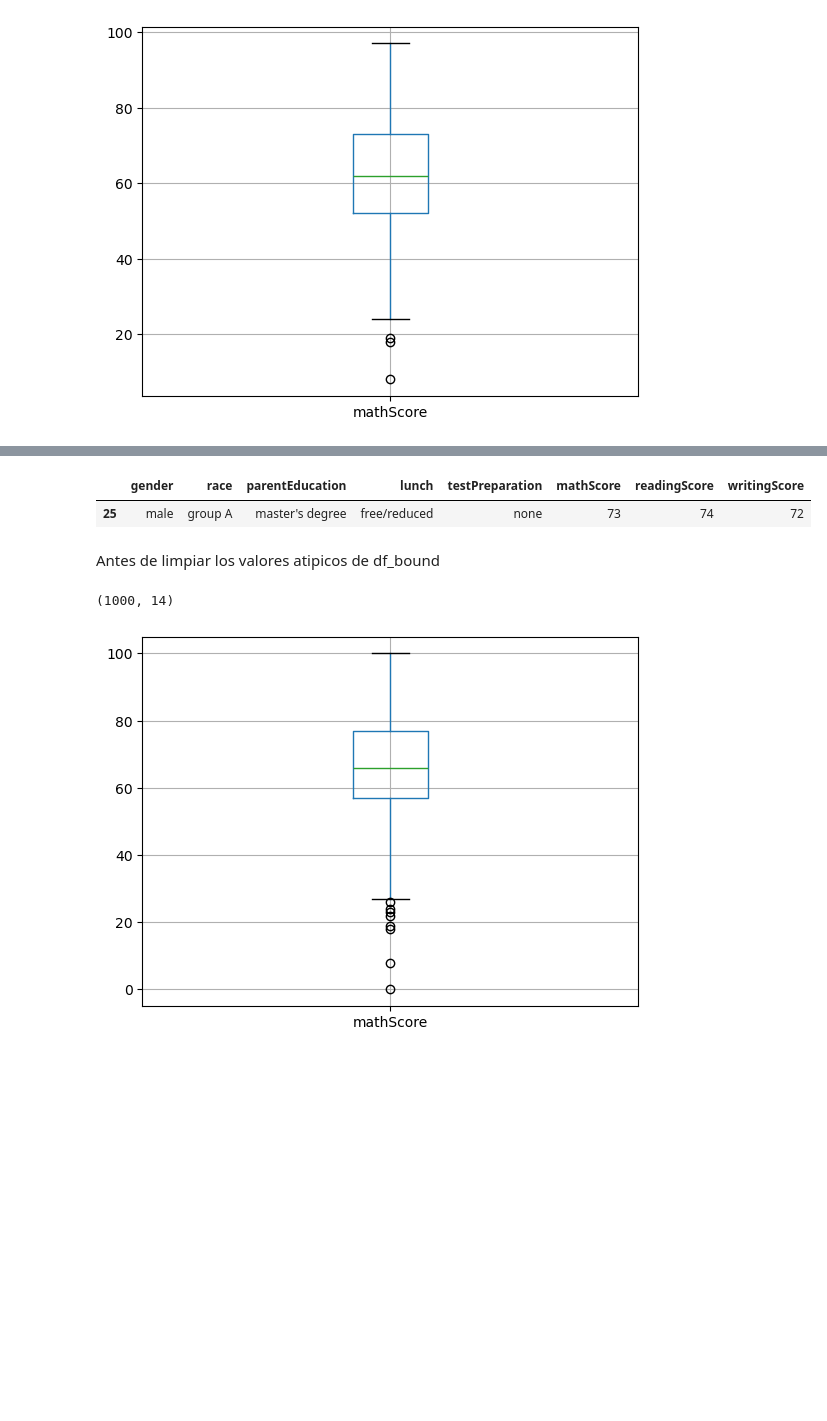
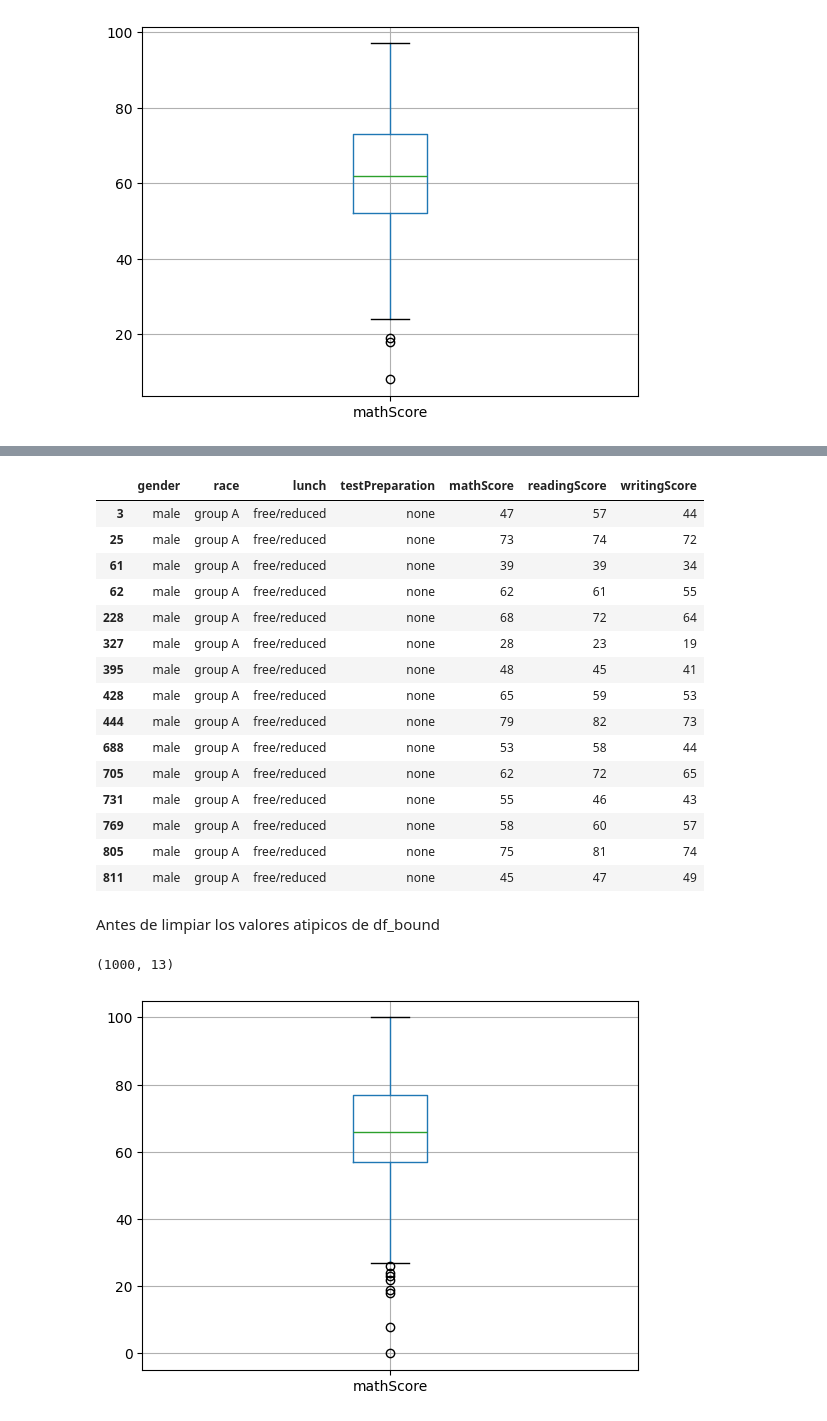
Before and after one commit to jc-vasquez14/ProyectoTeoria, a Jupyter notebook: Proyecto_EDA.ipynb, the cells around one changed output, grey strips where cells are left out. Cells and saved outputs as stored; diff of their text form; code cells hidden in the pictures; blank space fills up the shorter version.

```diff
--- a/Proyecto_EDA.ipynb
+++ b/Proyecto_EDA.ipynb
@@ -35,6 +34,6 @@ writing score                   int64
 dtype: object
 # %%
-df.columns = ['gender', 'race', 'parentEducation', 'lunch', 'testPreparation',
+df.columns = ['gender', 'race', 'lunch', 'testPreparation',
        'mathScore', 'readingScore', 'writingScore']
 # %%
 df.head(3)
@@ -202,12 +184,25 @@ df_bound.loc[
 # %%
 df.loc[(df["gender"]=='male')
        & (df["race"]=='group A')
        & (df['testPreparation']=='none')
-       & (df["lunch"]=='free/reduced')
-       & (df['parentEducation']=='master\'s degree'),:]
+       & (df["lunch"]=='free/reduced'), :]
 # %% [output]
-|  | gender | race | parentEducation | lunch | testPreparation | mathScore | readingScore | writingScore |
-| 25 | male | group A | master's degree | free/reduced | none | 73 | 74 | 72 |
+|  | gender | race | lunch | testPreparation | mathScore | readingScore | writingScore |
+| 3 | male | group A | free/reduced | none | 47 | 57 | 44 |
+| 25 | male | group A | free/reduced | none | 73 | 74 | 72 |
+| 61 | male | group A | free/reduced | none | 39 | 39 | 34 |
+| 62 | male | group A | free/reduced | none | 62 | 61 | 55 |
+| 228 | male | group A | free/reduced | none | 68 | 72 | 64 |
+| 327 | male | group A | free/reduced | none | 28 | 23 | 19 |
+| 395 | male | group A | free/reduced | none | 48 | 45 | 41 |
+| 428 | male | group A | free/reduced | none | 65 | 59 | 53 |
+| 444 | male | group A | free/reduced | none | 79 | 82 | 73 |
+| 688 | male | group A | free/reduced | none | 53 | 58 | 44 |
+| 705 | male | group A | free/reduced | none | 62 | 72 | 65 |
+| 731 | male | group A | free/reduced | none | 55 | 46 | 43 |
+| 769 | male | group A | free/reduced | none | 58 | 60 | 57 |
+| 805 | male | group A | free/reduced | none | 75 | 81 | 74 |
+| 811 | male | group A | free/reduced | none | 45 | 47 | 49 |
 # %%
 def limpiarAtipicos(df,numericColumns):
     for c in numericColumns:
@@ -220,7 +215,7 @@ Antes de limpiar los valores atipicos de df_bound
 # %%
 df_bound.shape
 # %% [output]
-(1000, 14)
+(1000, 13)
 # %%
 for c in num_cols:
     df_bound.loc[:,[c]].boxplot()
```
Also changed, not shown: parts of 26 cells of this notebook, 1 other file.
